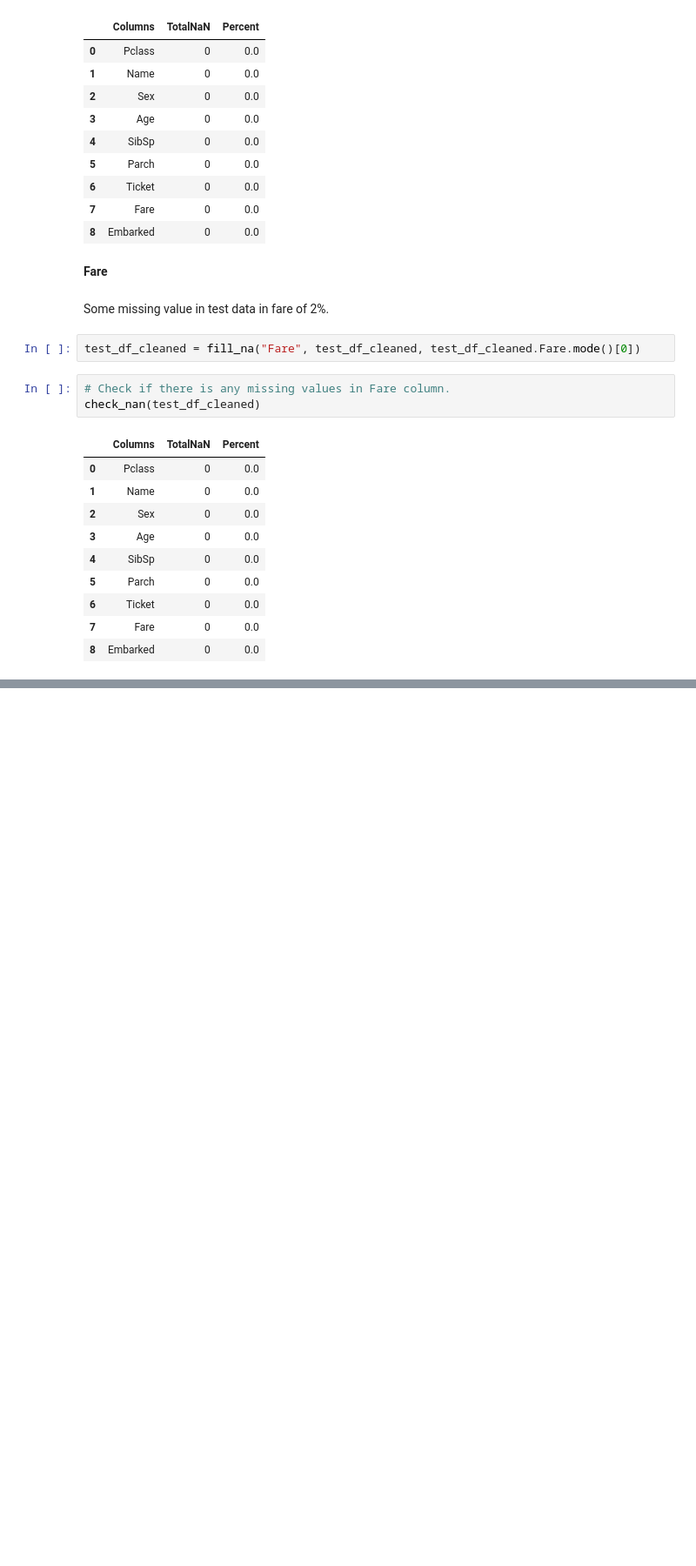
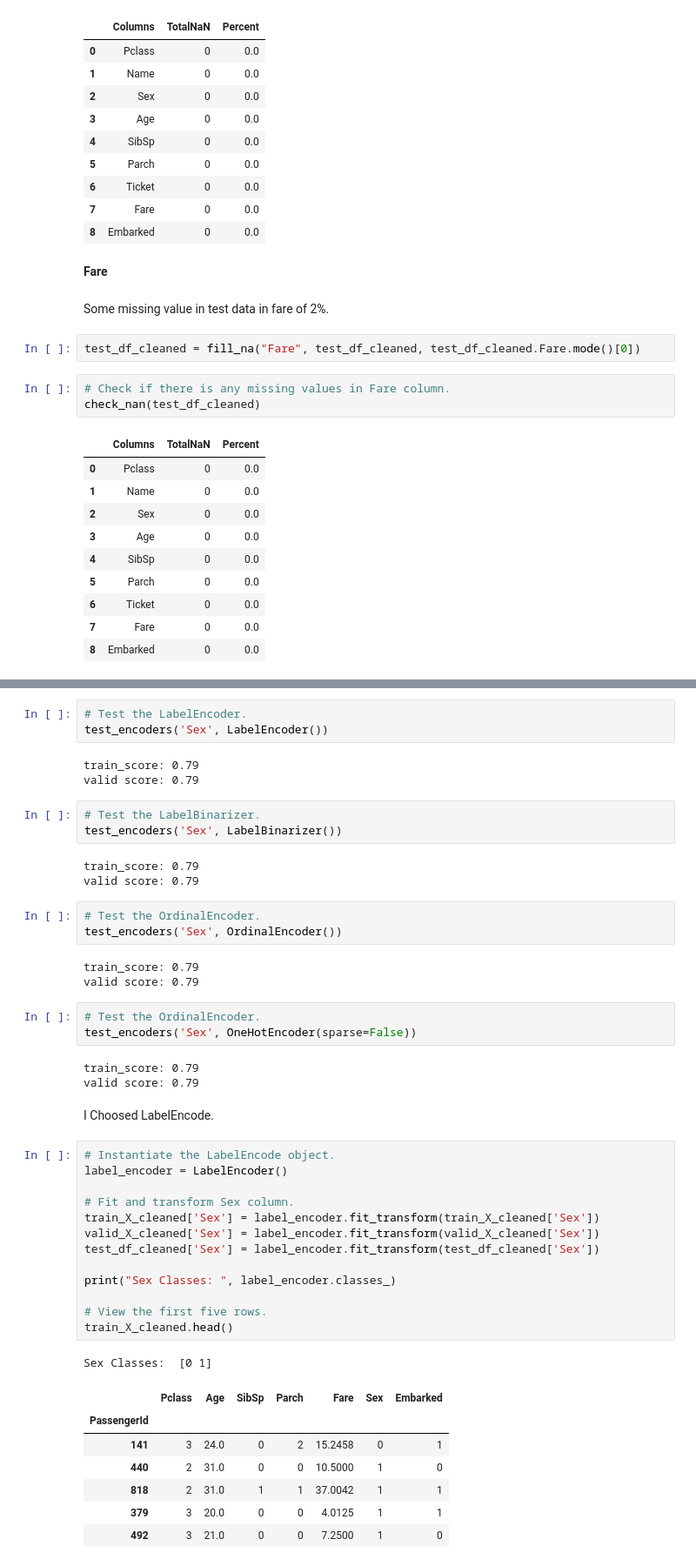
Before and after one commit to denis-spe/Titanic, a Jupyter notebook: Py/py_v1.ipynb, the cells around one changed output, grey strips where cells are left out. Shown: that part at 87% size. Drawn from its saved outputs; the diff is of its cells as text; blank space fills up the shorter version.

```diff
--- a/Py/py_v1.ipynb
+++ b/Py/py_v1.ipynb
@@ -668,0 +770,48 @@ check_nan(test_df_cleaned)
+# %%
+# Test the LabelEncoder.
+test_encoders('Sex', LabelEncoder())
+# %% [output]
+train_score: 0.79
+valid score: 0.79
+# %%
+# Test the LabelBinarizer.
+test_encoders('Sex', LabelBinarizer())
+# %% [output]
+train_score: 0.79
+valid score: 0.79
+# %%
+# Test the OrdinalEncoder.
+test_encoders('Sex', OrdinalEncoder())
+# %% [output]
+train_score: 0.79
+valid score: 0.79
+# %%
+# Test the OrdinalEncoder.
+test_encoders('Sex', OneHotEncoder(sparse=False))
+# %% [output]
+train_score: 0.79
+valid score: 0.79
+# %% [markdown]
+I Choosed LabelEncode.
+# %%
+# Instantiate the LabelEncode object.
+label_encoder = LabelEncoder()
+
+# Fit and transform Sex column.
+train_X_cleaned['Sex'] = label_encoder.fit_transform(train_X_cleaned['Sex'])
+valid_X_cleaned['Sex'] = label_encoder.fit_transform(valid_X_cleaned['Sex'])
+test_df_cleaned['Sex'] = label_encoder.fit_transform(test_df_cleaned['Sex'])
+
+print("Sex Classes: ", label_encoder.classes_)
+
+# View the first five rows.
+train_X_cleaned.head()
+# %% [output]
+Sex Classes:  [0 1]
+|  | Pclass | Age | SibSp | Parch | Fare | Sex | Embarked |
+| PassengerId |  |  |  |  |  |  |  |
+| 141 | 3 | 24.0 | 0 | 2 | 15.2458 | 0 | 1 |
+| 440 | 2 | 31.0 | 0 | 0 | 10.5000 | 1 | 0 |
+| 818 | 2 | 31.0 | 1 | 1 | 37.0042 | 1 | 1 |
+| 379 | 3 | 20.0 | 0 | 0 | 4.0125 | 1 | 1 |
+| 492 | 3 | 21.0 | 0 | 0 | 7.2500 | 1 | 0 |
```
Also changed, not shown: parts of 38 cells of this notebook, 1 other file.
